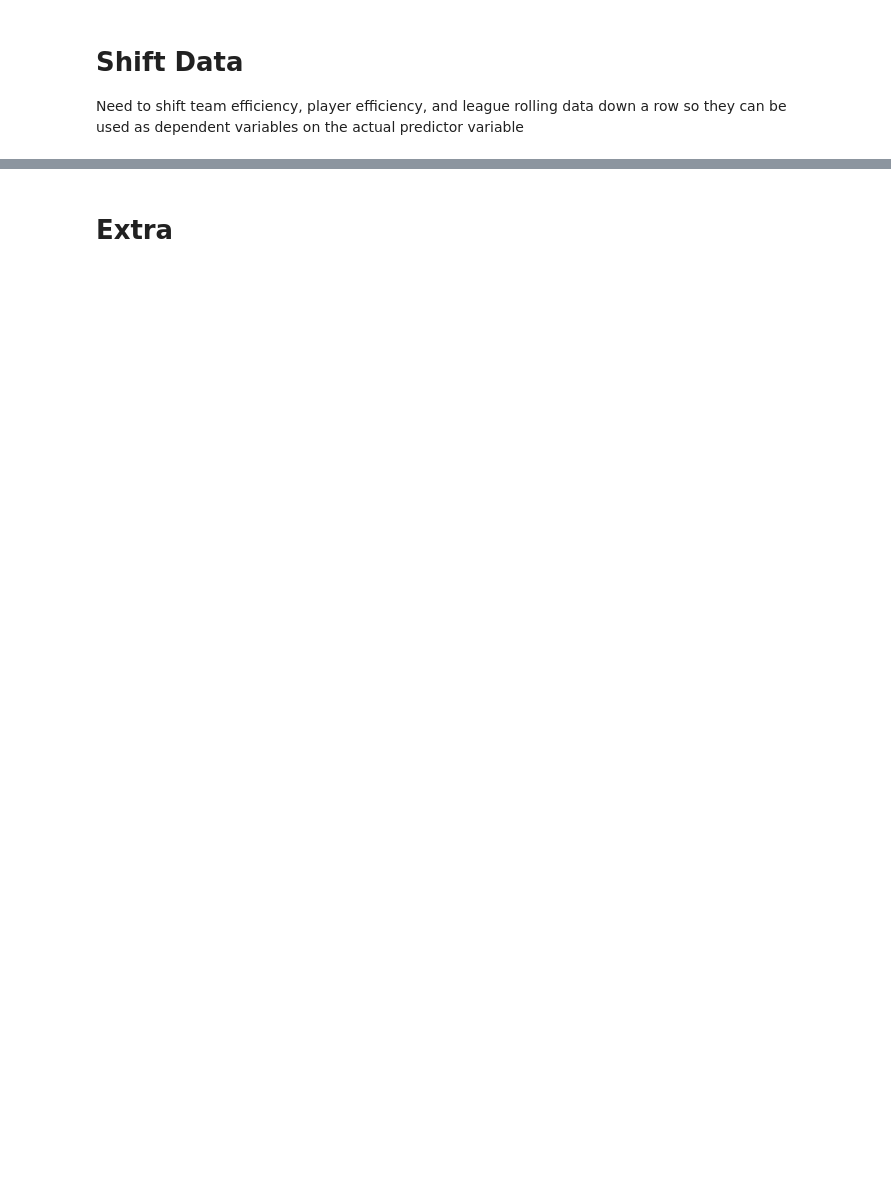
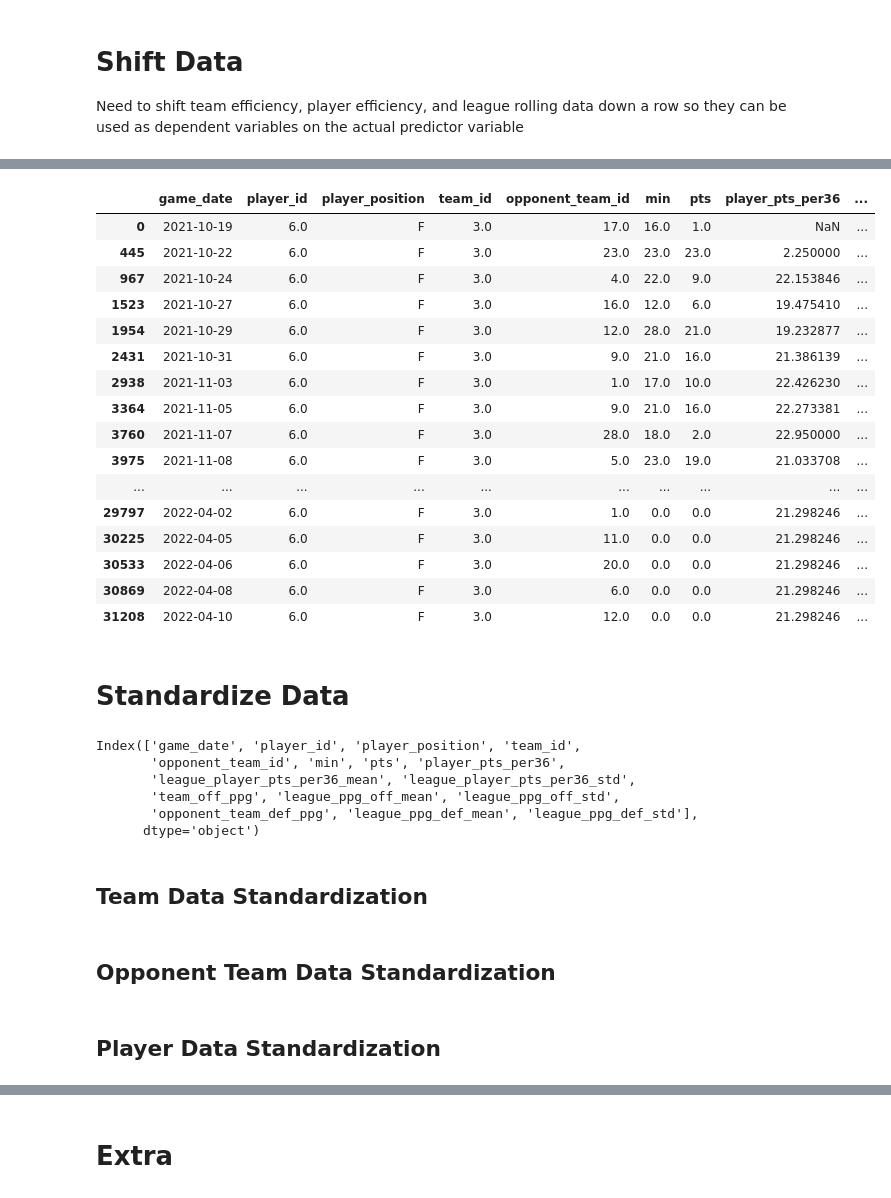
Before and after one commit to curtishiga/NBAstats, a Jupyter notebook: NBA Analysis.ipynb, the cells around one changed output, grey strips where cells are left out. Cells and saved outputs as stored; diff of their text form; code cells hidden in the pictures; blank space fills up the shorter version.

Commit message:
Completed standardization analysis

```diff
--- a/NBA Analysis.ipynb
+++ b/NBA Analysis.ipynb
@@ -457,3 +400,10 @@ actual_eff_merged[actual_eff_merged['player_id'] == 417].head(50)
 # %% [markdown]
 # Shift Data
 Need to shift team efficiency, player efficiency, and league rolling data down a row so they can be used as dependent variables on the actual predictor variable
+# %%
+team_eff_pos_shifted = team_eff_pos.groupby(['team_id','player_position'])\
+                        .apply(lambda x: x.sort_values('game_date')\
+                                           .set_index('game_date')\
+                                           [['off_ppg','def_ppg']]\
+                                           .shift(1))\
+                        .reset_index()
@@ -482,9 +501,6 @@ rel_stats = stats_dates_pos[['game_date',
 # %%
-# Merge player efficiency onto original data
-player_stats_eff = pd.merge(rel_stats,
-                            actual_eff_shifted\
-                                .rename(columns = {'pts_per36':'previous_rolling_pts_per36'}),
-                            how = 'left',
-                            left_on = ['game_date','player_id'],
-                            right_on = ['game_date','player_id']
-                           )
+rel_rolling_players = pd.merge(rel_stats,
+                               rolling_stats_players,
+                               how = 'outer',
+                               left_on = ['game_date','player_id','player_position'],
+                               right_on = ['game_date','player_id','player_position'])
@@ -501,7 +507,8 @@ league_rolling_stats = pd.merge(league_pos_rolling_avg_shifted\
 # %%
-# Merge individual player efficiency stats to league rolling stats
-player_league_rolling = pd.merge(player_stats_eff,
-                                league_rolling_stats,
+rel_rolling_team_off = pd.merge(rel_rolling_players,
+                                rolling_stats_teams[['team_id','player_position','game_date',
+                                                     'team_off_ppg','league_ppg_off_mean','league_ppg_off_std'
+                                                    ]],
                                 how = 'outer',
-                                left_on = ['game_date','player_position'],
-                                right_on = ['game_date','player_position'])
+                                left_on = ['game_date','team_id','player_position'],
+                                right_on = ['game_date','team_id','player_position'])
@@ -523,0 +515,12 @@ player_league_rolling[(player_league_rolling['game_date'] == '2021-10-31')]
+# %%
+rel_rolling_team_opp = pd.merge(rel_rolling_team_off,
+                                rolling_stats_teams[['team_id','player_position','game_date',
+                                                     'team_def_ppg','league_ppg_def_mean','league_ppg_def_std'
+                                                    ]]\
+                                    .rename(columns = {'team_def_ppg':'opponent_team_def_ppg'}),
+                                how = 'outer',
+                                left_on = ['game_date','opponent_team_id','player_position'],
+                                right_on = ['game_date','team_id','player_position'],
+                               suffixes = ['','_y'])\
+                        .drop('team_id_y',
+                              axis = 1)
@@ -523,0 +541,33 @@ player_league_rolling[(player_league_rolling['game_date'] == '2021-10-31')]
+# %%
+rel_rolling_team_opp[(rel_rolling_team_opp['player_id'] == 6)]
+# %% [output]
+|  | game_date | player_id | player_position | team_id | opponent_team_id | min | pts | player_pts_per36 | ... |
+| 0 | 2021-10-19 | 6.0 | F | 3.0 | 17.0 | 16.0 | 1.0 | NaN | ... |
+| 445 | 2021-10-22 | 6.0 | F | 3.0 | 23.0 | 23.0 | 23.0 | 2.250000 | ... |
+| 967 | 2021-10-24 | 6.0 | F | 3.0 | 4.0 | 22.0 | 9.0 | 22.153846 | ... |
+| 1523 | 2021-10-27 | 6.0 | F | 3.0 | 16.0 | 12.0 | 6.0 | 19.475410 | ... |
+| 1954 | 2021-10-29 | 6.0 | F | 3.0 | 12.0 | 28.0 | 21.0 | 19.232877 | ... |
+| 2431 | 2021-10-31 | 6.0 | F | 3.0 | 9.0 | 21.0 | 16.0 | 21.386139 | ... |
+| 2938 | 2021-11-03 | 6.0 | F | 3.0 | 1.0 | 17.0 | 10.0 | 22.426230 | ... |
+| 3364 | 2021-11-05 | 6.0 | F | 3.0 | 9.0 | 21.0 | 16.0 | 22.273381 | ... |
+| 3760 | 2021-11-07 | 6.0 | F | 3.0 | 28.0 | 18.0 | 2.0 | 22.950000 | ... |
+| 3975 | 2021-11-08 | 6.0 | F | 3.0 | 5.0 | 23.0 | 19.0 | 21.033708 | ... |
+| ... | ... | ... | ... | ... | ... | ... | ... | ... | ... |
+| 29797 | 2022-04-02 | 6.0 | F | 3.0 | 1.0 | 0.0 | 0.0 | 21.298246 | ... |
+| 30225 | 2022-04-05 | 6.0 | F | 3.0 | 11.0 | 0.0 | 0.0 | 21.298246 | ... |
+| 30533 | 2022-04-06 | 6.0 | F | 3.0 | 20.0 | 0.0 | 0.0 | 21.298246 | ... |
+| 30869 | 2022-04-08 | 6.0 | F | 3.0 | 6.0 | 0.0 | 0.0 | 21.298246 | ... |
+| 31208 | 2022-04-10 | 6.0 | F | 3.0 | 12.0 | 0.0 | 0.0 | 21.298246 | ... |
+# %% [markdown]
+# Standardize Data
+# %%
+rel_rolling_team_opp.columns
+# %% [output]
+Index(['game_date', 'player_id', 'player_position', 'team_id',
+       'opponent_team_id', 'min', 'pts', 'player_pts_per36',
+       'league_player_pts_per36_mean', 'league_player_pts_per36_std',
+       'team_off_ppg', 'league_ppg_off_mean', 'league_ppg_off_std',
+       'opponent_team_def_ppg', 'league_ppg_def_mean', 'league_ppg_def_std'],
+      dtype='object')
+# %% [markdown]
+## Team Data Standardization
@@ -523,0 +576,2 @@ player_league_rolling[(player_league_rolling['game_date'] == '2021-10-31')]
+# %% [markdown]
+## Opponent Team Data Standardization
@@ -523,0 +580,2 @@ player_league_rolling[(player_league_rolling['game_date'] == '2021-10-31')]
+# %% [markdown]
+## Player Data Standardization
```
Also changed, not shown: parts of 44 cells of this notebook, 1 other file.
